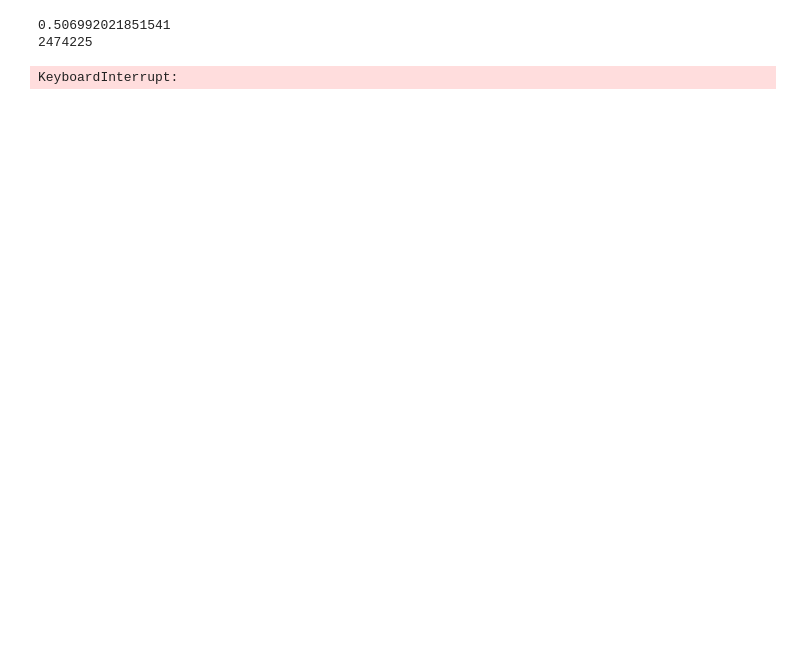
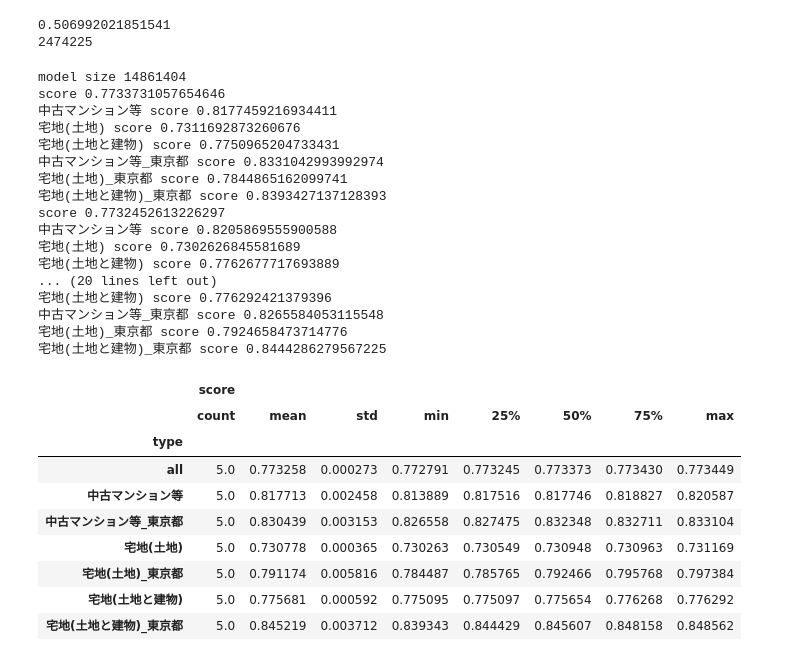
Before and after one commit to anonpg/reml-api, a Jupyter notebook: notebooks/20230221_eda.ipynb, the cells around one changed output. Saved outputs shown, nothing was run; the diff lists cells and outputs as text; code cells hidden in the pictures; blank space fills up the shorter version.

```diff
--- a/notebooks/20230221_eda.ipynb
+++ b/notebooks/20230221_eda.ipynb
@@ -360,34 +360,65 @@ model_name = '20230221_eda'
 with open('/home/jovyan/data/{}.xz'.format(model_name), 'wb') as f:
     f.write(data)
 print('model size {}'.format(os.path.getsize('/home/jovyan/data/{}.xz'.format(model_name))))
 
 cv = KFold(shuffle=True, random_state=1)
 
 def calc_score(y, y_pred):
     return r2_score(np.log(y), np.log(y_pred))
     # return pearsonr(np.log(y), np.log(y_pred))[0]
 
 scores = []
 for train_idx, val_idx in cv.split(df):
     model.fit(df.iloc[train_idx], mean_only=True)
 
     df_val = df.iloc[val_idx]
     df_res = model.predict(df_val)
     y_pred = df_res['price']
     y = df_val['price']
     score = calc_score(y, y_pred)
     scores += [{ 'score': score, 'type': 'all' }]
     print('score {}'.format(score))
 
     for tp, df_type in df_val.groupby('type'):
         score = calc_score(y.loc[df_type.index], y_pred.loc[df_type.index])
         scores += [{ 'score': score, 'type': tp }]
         print('{} score {}'.format(tp, score))
 
+    for tp, df_type in df_val.loc[df_val['prefecture'] == '東京都'].groupby('type'):
+        score = calc_score(y.loc[df_type.index], y_pred.loc[df_type.index])
+        scores += [{ 'score': score, 'type': tp + '_東京都' }]
+        print('{}_東京都 score {}'.format(tp, score))
+
 df_score = pd.DataFrame(scores)
 display(df_score.groupby('type')[['score']].describe())
 # %% [output]
-KeyboardInterrupt:
+model size 14861404
+score 0.7733731057654646
+中古マンション等 score 0.8177459216934411
+宅地(土地) score 0.7311692873260676
+宅地(土地と建物) score 0.7750965204733431
+中古マンション等_東京都 score 0.8331042993992974
+宅地(土地)_東京都 score 0.7844865162099741
+宅地(土地と建物)_東京都 score 0.8393427137128393
+score 0.7732452613226297
+中古マンション等 score 0.8205869555900588
+宅地(土地) score 0.7302626845581689
+宅地(土地と建物) score 0.7762677717693889
+... (20 lines left out)
+宅地(土地と建物) score 0.776292421379396
+中古マンション等_東京都 score 0.8265584053115548
+宅地(土地)_東京都 score 0.7924658473714776
+宅地(土地と建物)_東京都 score 0.8444286279567225
+|  | score |  |  |  |  |  |  |  |
+|  | count | mean | std | min | 25% | 50% | 75% | max |
+| type |  |  |  |  |  |  |  |  |
+| all | 5.0 | 0.773258 | 0.000273 | 0.772791 | 0.773245 | 0.773373 | 0.773430 | 0.773449 |
+| 中古マンション等 | 5.0 | 0.817713 | 0.002458 | 0.813889 | 0.817516 | 0.817746 | 0.818827 | 0.820587 |
+| 中古マンション等_東京都 | 5.0 | 0.830439 | 0.003153 | 0.826558 | 0.827475 | 0.832348 | 0.832711 | 0.833104 |
+| 宅地(土地) | 5.0 | 0.730778 | 0.000365 | 0.730263 | 0.730549 | 0.730948 | 0.730963 | 0.731169 |
+| 宅地(土地)_東京都 | 5.0 | 0.791174 | 0.005816 | 0.784487 | 0.785765 | 0.792466 | 0.795768 | 0.797384 |
+| 宅地(土地と建物) | 5.0 | 0.775681 | 0.000592 | 0.775095 | 0.775097 | 0.775654 | 0.776268 | 0.776292 |
+| 宅地(土地と建物)_東京都 | 5.0 | 0.845219 | 0.003712 | 0.839343 | 0.844429 | 0.845607 | 0.848158 | 0.848562 |
 # %%
 def create_metadata(df):
     unique_values = {}
```
Also changed, not shown: 1 other file.
